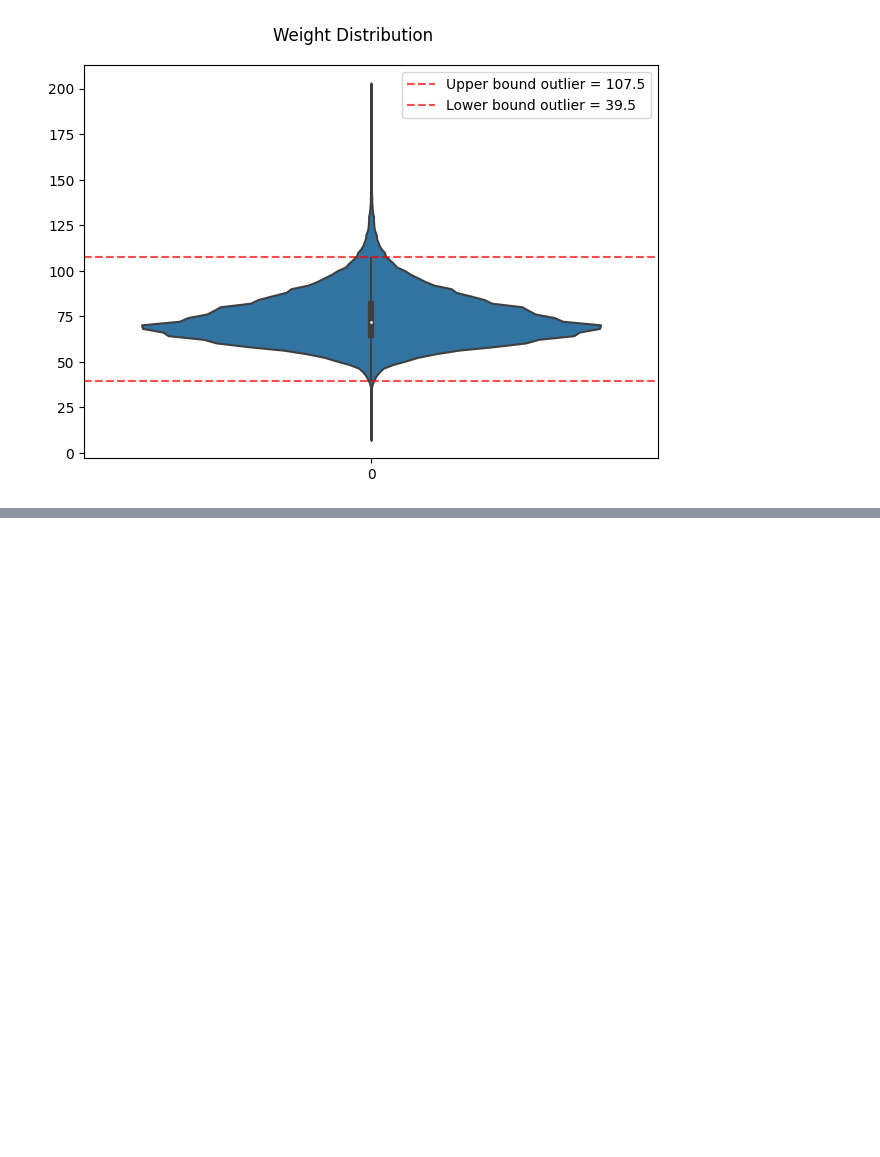
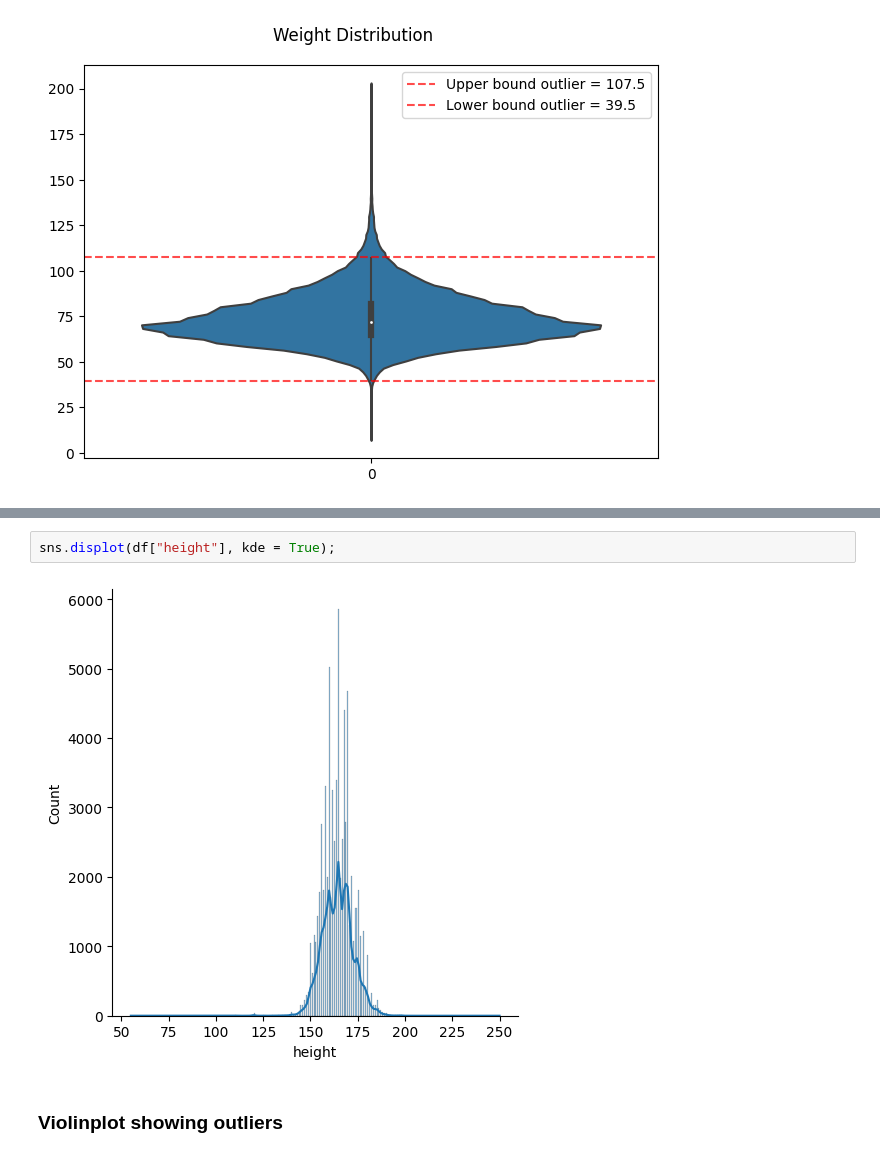
Before and after one commit to Andreas-Svensson/disease_prediction, a Jupyter notebook: data_analysis.ipynb, the cells around one changed output, grey strips where cells are left out. Saved outputs shown, nothing was run; the diff lists cells and outputs as text; blank space fills up the shorter version.

Commit message:
plotting height distribution

```diff
--- a/data_analysis.ipynb
+++ b/data_analysis.ipynb
@@ -137,0 +142,6 @@ plt.tight_layout()
+# %%
+sns.displot(df["height"], kde = True);
+# %% [output]
+[figure, added]
+# %% [markdown]
+### Violinplot showing outliers
```
Also changed, not shown: parts of 3 cells of this notebook.
